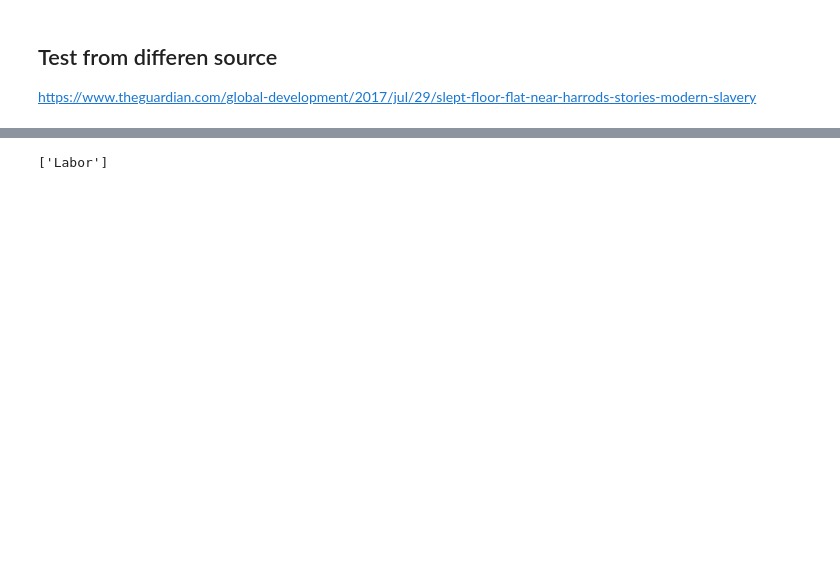
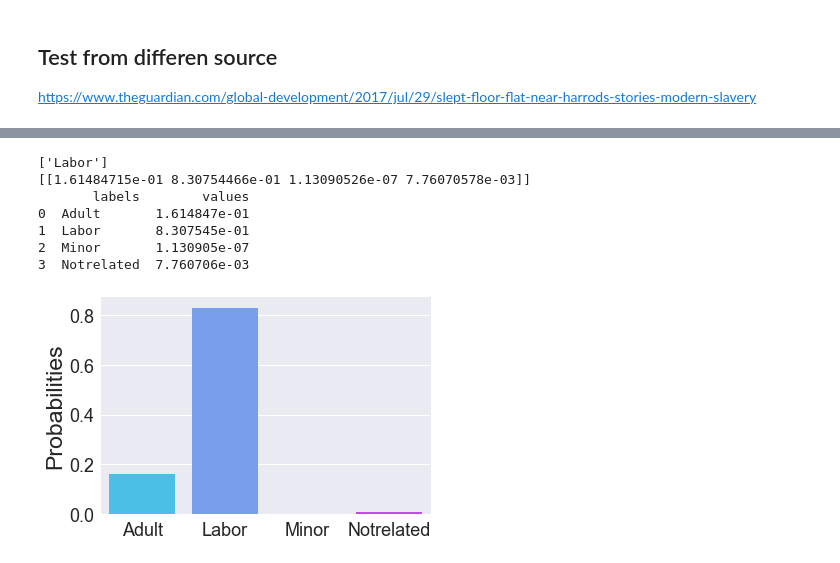
Before and after one commit to maffka123/hack-n-lead2019, a Jupyter notebook: word2vec_experiment.ipynb, the cells around one changed output, grey strips where cells are left out. Drawn from its saved outputs; the diff is of its cells as text; code cells hidden in the pictures; blank space fills up the shorter version.

```diff
--- a/word2vec_experiment.ipynb
+++ b/word2vec_experiment.ipynb
@@ -122,5 +154,12 @@ check_independent(text3)
 # %%
-check_independent(text1)
+check_independent(text1,'text1')
 # %% [output]
 ['Labor']
+[[1.61484715e-01 8.30754466e-01 1.13090526e-07 7.76070578e-03]]
+       labels        values
+0  Adult       1.614847e-01
+1  Labor       8.307545e-01
+2  Minor       1.130905e-07
+3  Notrelated  7.760706e-03
+[figure, added]
 # %%
```
Also changed, not shown: parts of 13 cells of this notebook, 5 other files.
